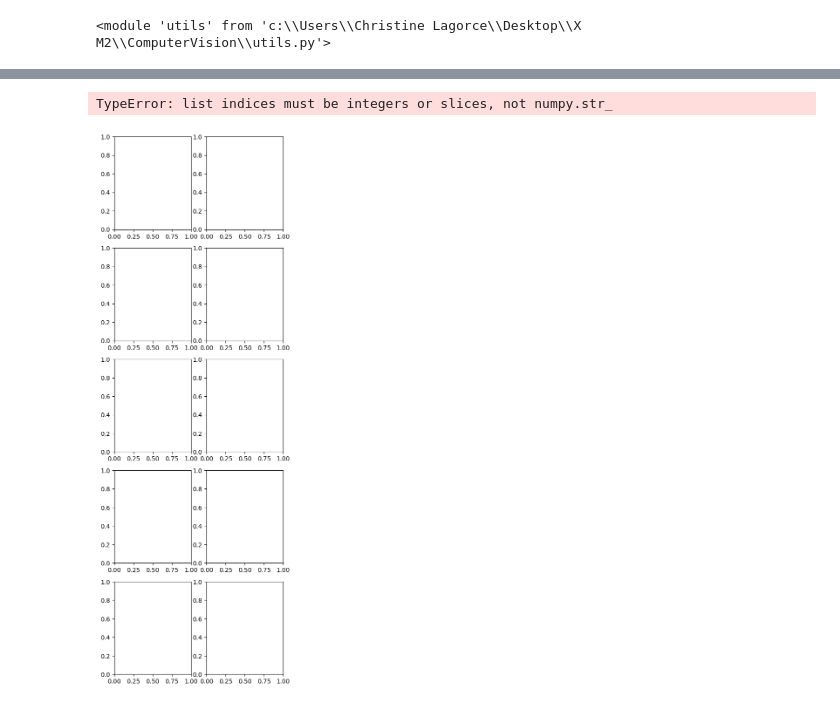
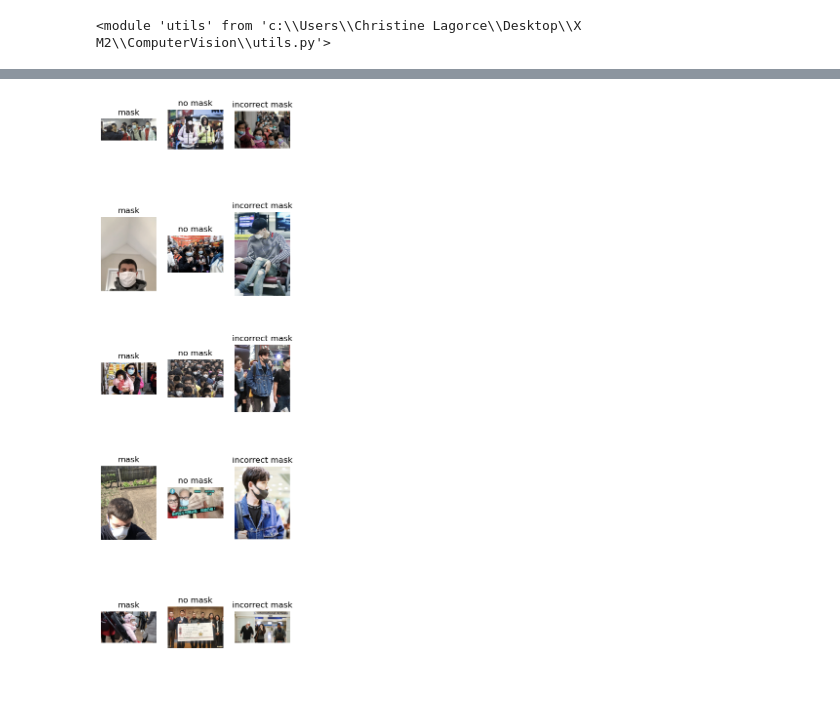
Before and after one commit to PierrePages/ComputerVision, a Jupyter notebook: data_exploration.ipynb, the cells around one changed output, grey strips where cells are left out. Drawn from its saved outputs; the diff is of its cells as text; code cells hidden in the pictures.

```diff
--- a/data_exploration.ipynb
+++ b/data_exploration.ipynb
@@ -14,19 +15,32 @@ Loading images...
 # %%
 #we plot the first 8 images for each of the 10 class
 
 #we set the figure size to 10x10
 
-fig, axis = plt.subplots(5, 2, figsize=(5, 16))
+fig, axis = plt.subplots(5, 3, figsize=(5, 16))
 
-progress = [0,0]
+progress = [0,0,0]
 
-for i in range(100):
+for i in range(len(labels)):
     label = labels[i]
+
+    if label == 'with_mask':
+        label = 'mask'
+        id = 0
+    elif label == 'without_mask':
+        label = "no mask"
+        id = 1
+    else:
+        label = 'incorrect mask'
+        id = 2
+
     value = images[i]
 
-    if progress[label] < 5:
-        axis[progress[label], label].imshow(value)
-        progress[label] += 1
+    if progress[id] < 5:
+        axis[progress[id], id].imshow(value)
+        axis[progress[id], id].set_title(label)
+        axis[progress[id], id].axis('off')
+
+        progress[id] += 1
 # %% [output]
-TypeError: list indices must be integers or slices, not numpy.str_
-[figure, old version]
+[figure, new version]
```
Also changed, not shown: parts of 4 cells of this notebook, 1 other file.
